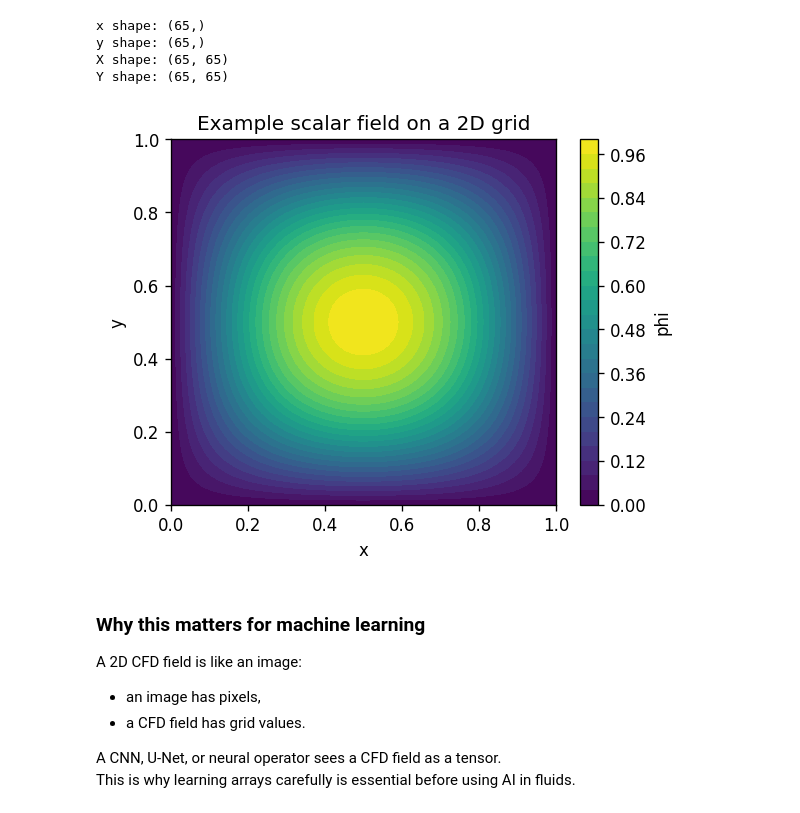
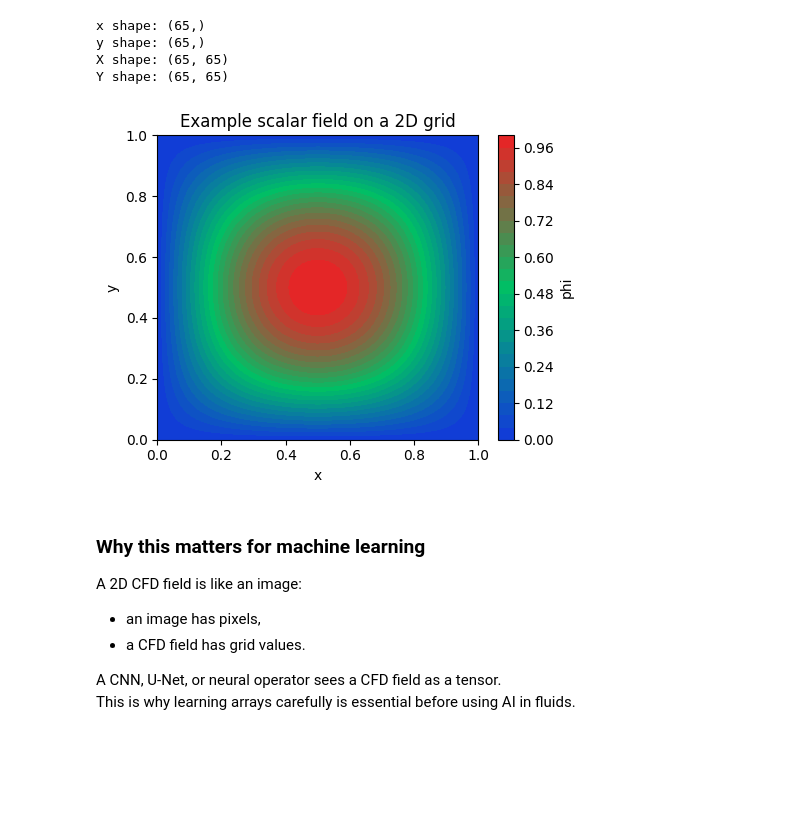
Before and after one commit to Ehsan-Roohi/FlowMLLab, a Jupyter notebook: notebooks/week01/01_python_for_cfd_ai_fluids.ipynb, the cells around one changed output. Drawn from its saved outputs; the diff is of its cells as text; code cells hidden in the pictures; blank space fills up the shorter version.

Commit message:
Rebuild cavity lessons and correct all-method timing and field displays

```diff
--- a/notebooks/week01/01_python_for_cfd_ai_fluids.ipynb
+++ b/notebooks/week01/01_python_for_cfd_ai_fluids.ipynb
@@ -84,6 +84,16 @@ if "google.colab" in _flowmllab_sys.modules or _flowmllab_os.environ.get("COLAB_
 
 import numpy as np
 import matplotlib.pyplot as plt
+# Consistent field and profile plotting.
+import matplotlib as mpl
+from matplotlib.colors import LinearSegmentedColormap
+from cycler import cycler
+if "cavity_rgb" not in mpl.colormaps:
+    mpl.colormaps.register(LinearSegmentedColormap.from_list(
+        "cavity_rgb", ["#1238db", "#00bf65", "#ed2024"], N=256))
+plt.rcParams.update({"image.cmap": "cavity_rgb",
+                     "axes.prop_cycle": cycler(color=["#1238db", "#00a652", "#ed2024"])})
+
 
 print("NumPy version:", np.__version__)
 # %% [output]
@@ -508,17 +518,17 @@ Y shape: (65, 65)
 # %%
 # Create a smooth scalar field.
 phi = np.sin(np.pi * X) * np.sin(np.pi * Y)
 
 plt.figure(figsize=(5, 4))
-plt.contourf(X, Y, phi, levels=30)
+plt.contourf(X, Y, phi, levels=30, cmap="cavity_rgb")
 plt.colorbar(label="phi")
 plt.xlabel("x")
 plt.ylabel("y")
 plt.title("Example scalar field on a 2D grid")
 plt.tight_layout()
 plt.show()
 # %% [output]
-[figure, old version]
+[figure, new version]
 # %% [markdown]
 ### Why this matters for machine learning
 
```
Also changed, not shown: parts of 9 cells of this notebook, 44 other files.
